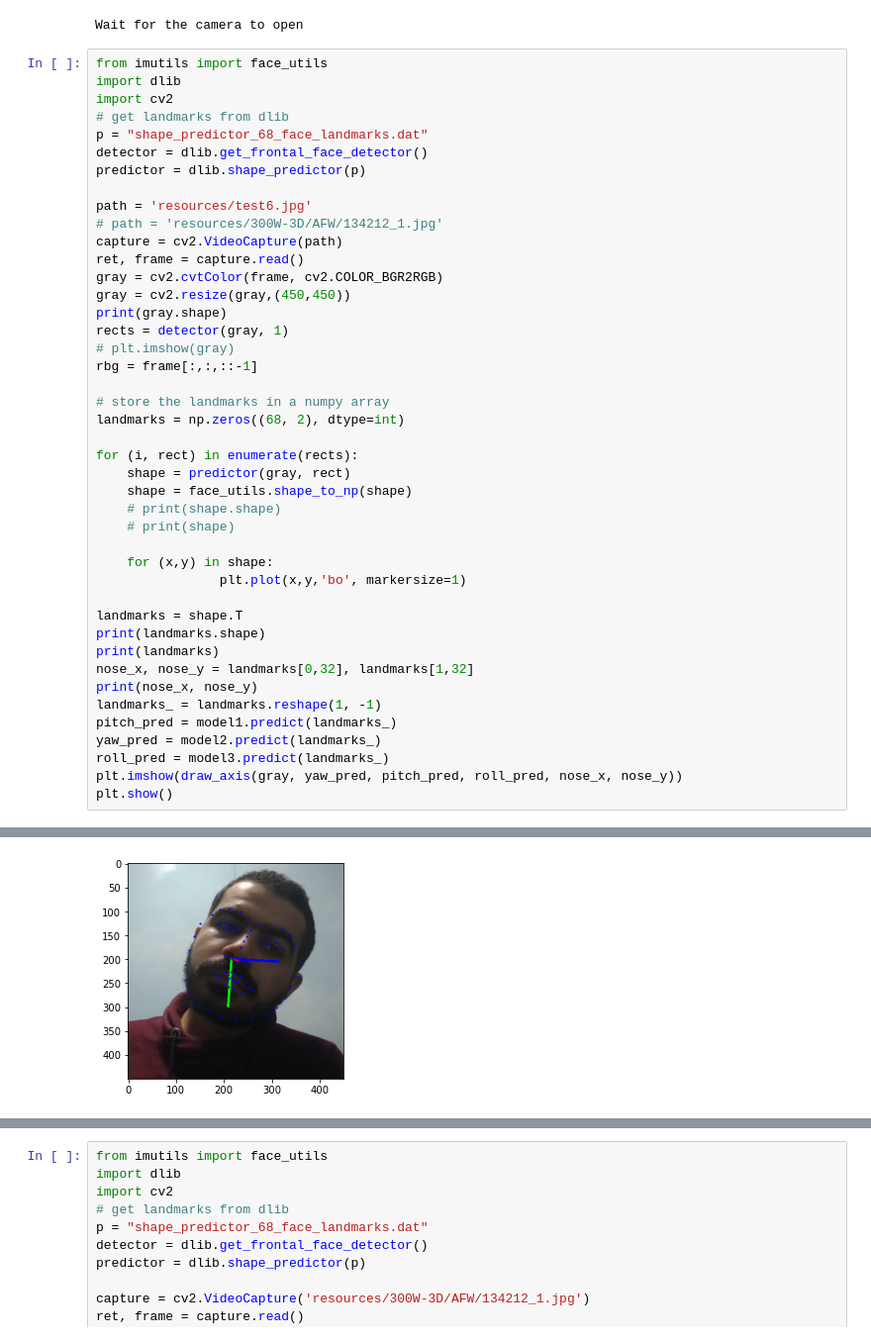
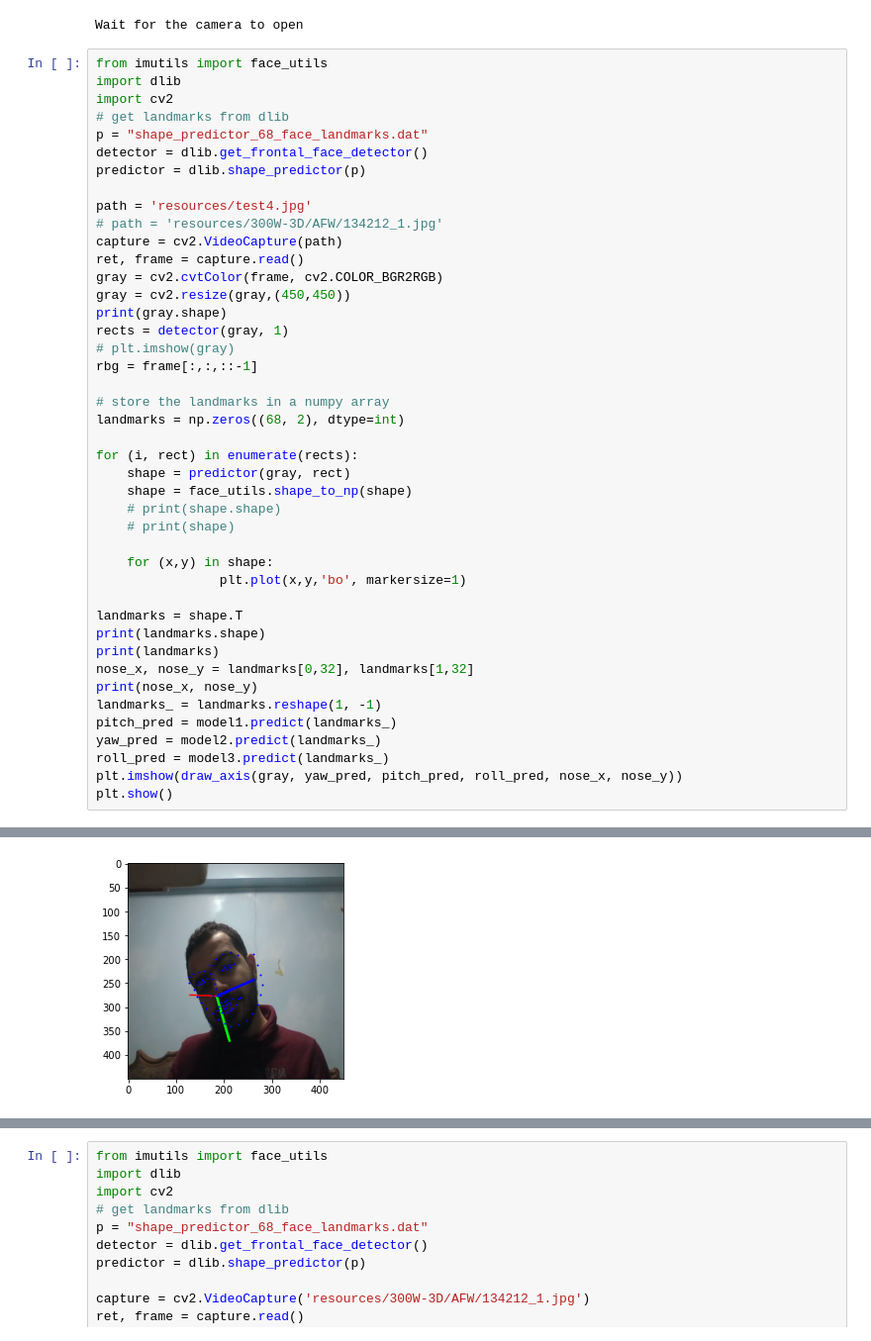
Before and after one commit to YasserHawass/face-pose-parameters-estimation, a Jupyter notebook: test3.ipynb, the cells around one changed output, grey strips where cells are left out. Shown at 99% size. Cells and saved outputs as stored; diff of their text form.

Commit message:
another try in test

```diff
--- a/test3.ipynb
+++ b/test3.ipynb
@@ -265,7 +265,7 @@ p = "shape_predictor_68_face_landmarks.dat"
 detector = dlib.get_frontal_face_detector()
 predictor = dlib.shape_predictor(p)
 
-path = 'resources/test6.jpg'
+path = 'resources/test4.jpg'
 # path = 'resources/300W-3D/AFW/134212_1.jpg'
 capture = cv2.VideoCapture(path)
 ret, frame = capture.read()
@@ -314,4 +314,4 @@ plt.show()
-[figure, old version]
+[figure, new version]
 # %%
 %pylab inline
 from IPython.display import clear_output
```
Also changed, not shown: parts of 2 cells of this notebook, 1 other file.
